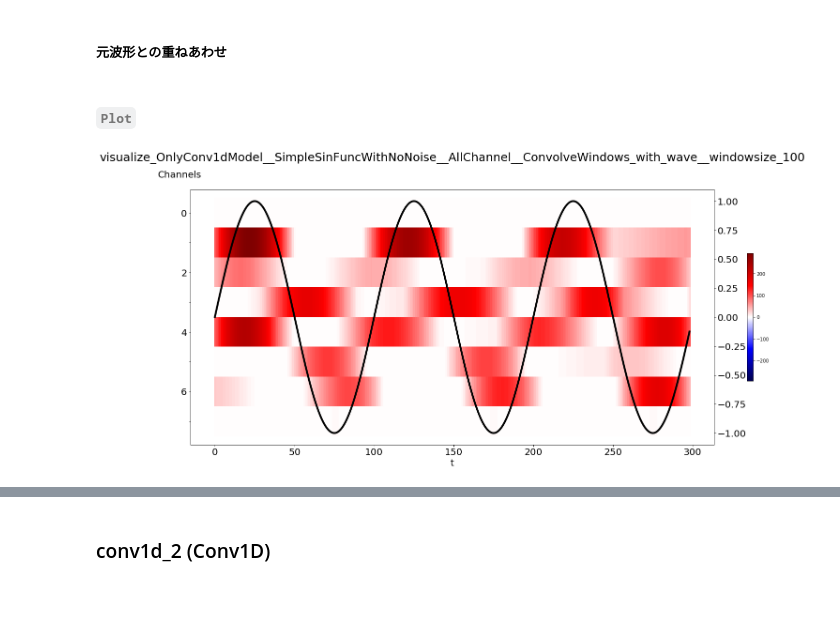
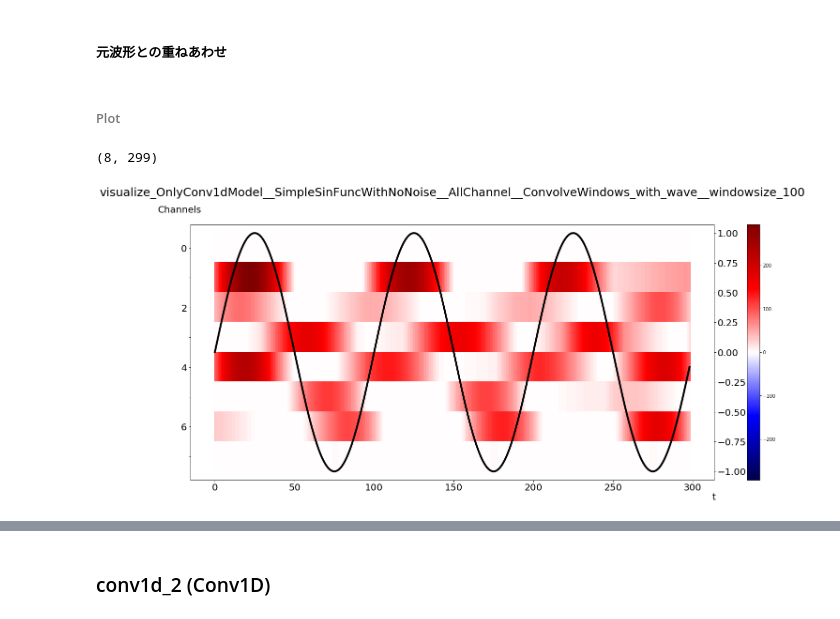
Before and after one commit to pollenjp/article_script, a Jupyter notebook: 20180719_visualize_Conv1d_output__in_kabuku/notebooks/visualize_OnlyConv1dModel__SimpleSinFuncWithNoNoise.ipynb, the cells around one changed output, grey strips where cells are left out. Cells and saved outputs as stored; diff of their text form; code cells hidden in the pictures.

```diff
--- a/20180719_visualize_Conv1d_output__in_kabuku/notebooks/visualize_OnlyConv1dModel__SimpleSinFuncWithNoNoise.ipynb
+++ b/20180719_visualize_Conv1d_output__in_kabuku/notebooks/visualize_OnlyConv1dModel__SimpleSinFuncWithNoNoise.ipynb
@@ -589,7 +655,7 @@ plt.show()
 # %% [markdown]
 ##### 元波形との重ねあわせ
 # %% [markdown]
-###### `Plot`
+###### Plot
 # %%
 #--------------------------------------------------------------------------------
 # Setting Parameter
@@ -609,6 +675,7 @@ fig = plt.figure(figsize=figsize)
 # weights
 #------------------------------------------------------------
 ax1 = fig.add_subplot(1,1,1)
+print(weights_convolve_windows_all_channels.shape)
 mappable = ax1.imshow(weights_convolve_windows_all_channels,
                       cmap='seismic',  # <-- (min,max)=(blue, red)
                       vmin=-max_abs,
@@ -617,44 +684,55 @@ mappable = ax1.imshow(weights_convolve_windows_all_channels,
 fig.colorbar(mappable,
              ax=ax1,
              orientation='vertical',
-             shrink=0.5,
+             shrink=1.0,
              )
 
 #----------------------------------------
-# change x,y axis ratio
+# change x,y axis ratio (ax1)
 #----------------------------------------
 # ref:
 #   - http://yama-sampo.hatenablog.com/entry/2017/12/21/195519
 xratio = 2  # <width> / <height>
 aspect = (1/xratio) * (ax1.get_xlim()[1] - ax1.get_xlim()[0]) / (ax1.get_ylim()[0] - ax1.get_ylim()[1])
-ax1.set_aspect(aspect=aspect,)  # <height> = <aspect_num> x <width>
+ax1.set_aspect(aspect=aspect)  # <height> = <aspect_num> x <width>
 
 #----------------------------------------
 # plot config
 #----------------------------------------
 ## title & axis labels
 ax1.set_title(label=title, fontsize=25, y=1.1)
+ax1.xaxis.set_label_coords(x=1.0, y=-0.05)
 ax1.set_xlabel(xlabel="t", fontsize=20)
 ax1.set_ylabel(ylabel="Channels", fontsize=20, rotation=0)
 ax1.yaxis.set_label_coords(x=-0.02, y=1.04)
 ## ticks
 ax1.tick_params(labelsize=20)
 ## y ticks
 ax1.set_yticks(ticks=np.arange(channel_size))
 #ax1.set_yticklabels(labels=[i if i%10==0 else "" for i in range(channel_size)])
 ax1.set_yticklabels(labels=[i if i%2==0 else "" for i in range(channel_size)])
 
 #------------------------------------------------------------
 # wave
 #------------------------------------------------------------
 ax2 = ax1.twinx()
 ax2.yaxis.tick_right()                          # y軸を右に指定
 ax2.yaxis.set_label_position(position="right")  # y軸のラベルを右に指定
 ax2.plot(np.arange(wave_size - predictsize), wave[:wave_size - predictsize],
          linewidth=4, color="black")
 ax2.tick_params(labelsize=20)
 
+#----------------------------------------
+# change x,y axis ratio (ax2)
+#----------------------------------------
+# ref:
+#   - http://yama-sampo.hatenablog.com/entry/2017/12/21/195519
+xratio = 2  # <width> / <height>
+aspect = (1/xratio) * (ax2.get_xlim()[1] - ax2.get_xlim()[0]) / (ax2.get_ylim()[0] - ax2.get_ylim()[1])
+ax2.set_aspect(aspect=aspect)  # <height> = <aspect_num> x <width>
+
 fig.savefig(fname=str(plot_images_Path / filename))
 plt.show()
 # %% [output]
+(8, 299)
-[figure, old version]
+[figure, new version]
```
Also changed, not shown: parts of 31 cells of this notebook.
